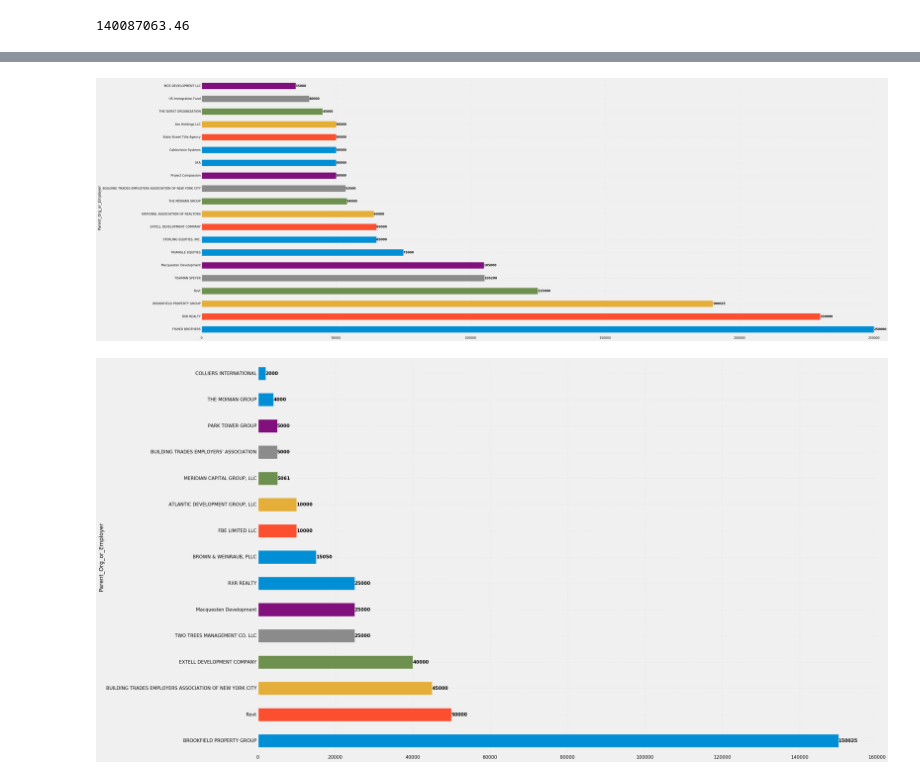
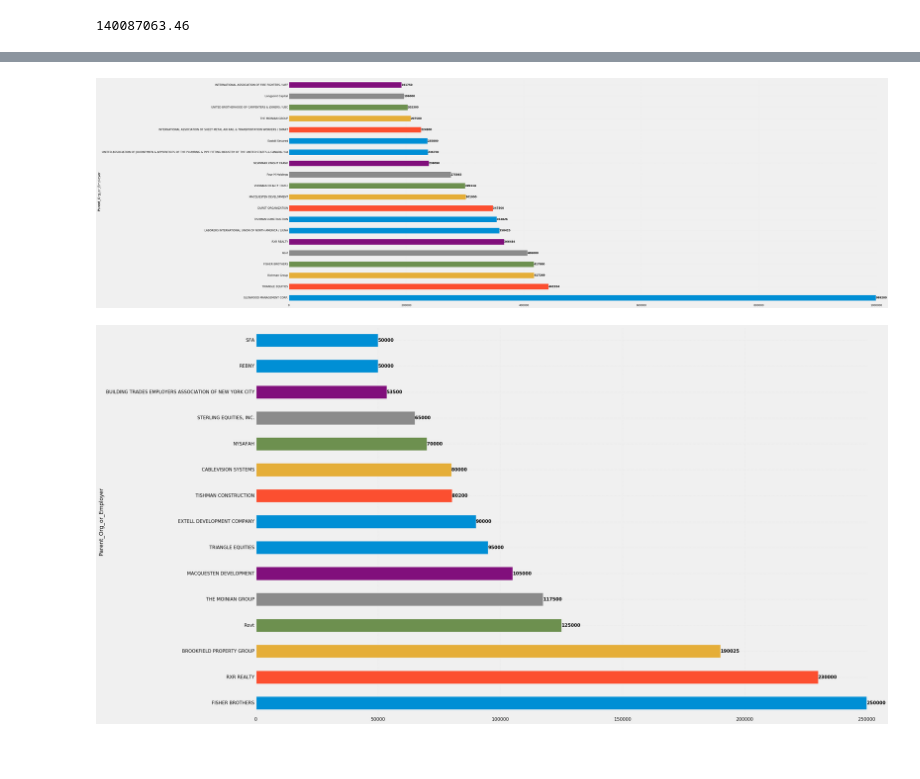
Before and after one commit to kromreig/warchest_cuomo_indy, a Jupyter notebook: Cuomo_Campaign_Finance.ipynb, the cells around one changed output, grey strips where cells are left out. Cells and saved outputs as stored; diff of their text form; code cells hidden in the pictures; blank space fills up the shorter version.

```diff
--- a/Cuomo_Campaign_Finance.ipynb
+++ b/Cuomo_Campaign_Finance.ipynb
@@ -604,5 +674,5 @@ def fill_parent(row):
     else:
         return row['Parent_Org_or_Employer']
 # %%
-df['Parent_Org_or_Employer'] = df.apply(fill_parent, axis=1)
+df.Parent_Org_or_Employer = df.apply(fill_parent, axis=1)
 # %%
@@ -641,7 +698,20 @@ plt.show()
 # %%
+#Checking for any donors in common with the RSA PAC: didn't find any!
+
 rsa_df = pd.read_csv("RSA-PAC-cleaned.csv")
 rsa_df['Amount'] = rsa_df['Amount'].replace( '[\$,)]','', regex=True ).astype(float)
 rsa_df['Name'] = rsa_df['Name'].str.strip()
 rsa_df['Address']=rsa_df['Address'].str.strip()+' '+rsa_df['City'].str.strip()+' '+rsa_df['State'].str.strip()
+
 rsa_add=list(set(rsa_df['Address']))
 rsa_ind=list(set(rsa_df['Name']))
+
+
+df['Address_no_comma'] = df['Address'].str.replace(',','')
+rsa_df[['first_name','last_name']] = rsa_df['Name'].loc[rsa_df['Name'].str.split().str.len() == 2].str.split(expand=True)
+name_list = list(rsa_df['last_name'].dropna())
+df[df.Address_no_comma.isin(rsa_add)]
+unknowns = df[df['Parent_Org_or_Employer'].isnull()]
+unknowns= unknowns['2012-01-01':]
+unknowns.groupby('Address')['Amount_boe'].sum().sort_values(ascending=False)
+unknowns[unknowns['Address']=='10 WALTER LANE MANHASSET, NY, 11030']
@@ -788,16 +881,3 @@ for i, bar in enumerate(ax.patches):
 plt.savefig("topindustries.pdf")
 # %% [output]
 [figure]
-# %%
-plt.figure(figsize=(50,20))
-ax=df['2017-01-01':]\
-.groupby('Parent_Org_or_Employer')['Amount_boe']\
-.sum().sort_values(ascending=False).head(20)\
-.plot(y='Amount_boe', x='Parent_Org_or_Employer', kind='barh')
-
-for i, bar in enumerate(ax.patches):
-    value = int(round(bar.get_width()))
-    x_pos = bar.get_width() - 1
-    y_pos = i
-    ax.text(x_pos, y_pos, value, va='center', ha='left', color='black',fontweight='bold')
-plt.savefig('topdonors.pdf')
@@ -951,7 +1033,7 @@ df['Amount_boe'].sum()
 # %% [output]
 140087063.46
 # %%
-df['Date']=pd.to_datetime(df['Date_boe'], infer_datetime_format=True)
+df['Date']=pd.to_datetime(df['Date_boe'], infer_datetime_format=True,errors='coerce')
 df['Donation_Date']=df['Date']
 df.set_index('Date', inplace=True)
 df.sort_index(inplace=True)
@@ -990,21 +1072,21 @@ df[df['Parent_Org_or_Employer']=='RXR REALTY']
 # %%
 plt.figure(figsize=(50,20))
-ax=df['2017-01-01':]\
+ax=df['2010-01-01':]\
 .groupby('Parent_Org_or_Employer')['Amount_boe']\
 .sum().sort_values(ascending=False).head(20)\
 .plot(y='Amount_boe', x='Parent_Org_or_Employer', kind='barh')
 
 for i, bar in enumerate(ax.patches):
     value = int(round(bar.get_width()))
     x_pos = bar.get_width() - 1
     y_pos = i
     ax.text(x_pos, y_pos, value, va='center', ha='left', color='black',fontweight='bold')
 plt.savefig('topdonors.pdf')
 # %% [output]
-[figure, old version]
+[figure, new version]
 # %%
 plt.figure(figsize=(30,20))
-ax=df['2018-01-01':'2018-12-31']\
+ax=df['2017-01-01':'2018-12-31']\
 .groupby('Parent_Org_or_Employer')['Amount_boe']\
 .sum().sort_values(ascending=False).head(15)\
 .plot(y='Amount_boe', x='Parent_Org_or_Employer', kind='barh')
@@ -1016,7 +1098,7 @@ for i, bar in enumerate(ax.patches):
     ax.text(x_pos, y_pos, value, va='center', ha='left', color='black',fontweight='bold')
 plt.savefig('topdonors.pdf')
 # %% [output]
-[figure, old version]
+[figure, new version]
 # %%
 plt.figure(figsize=(10,10))
 squares = df['2010-01-01':].groupby('General_Industry')['Amount_boe'].sum().to_frame().reset_index()
```
Also changed, not shown: parts of 50 cells of this notebook, 41 other files.
